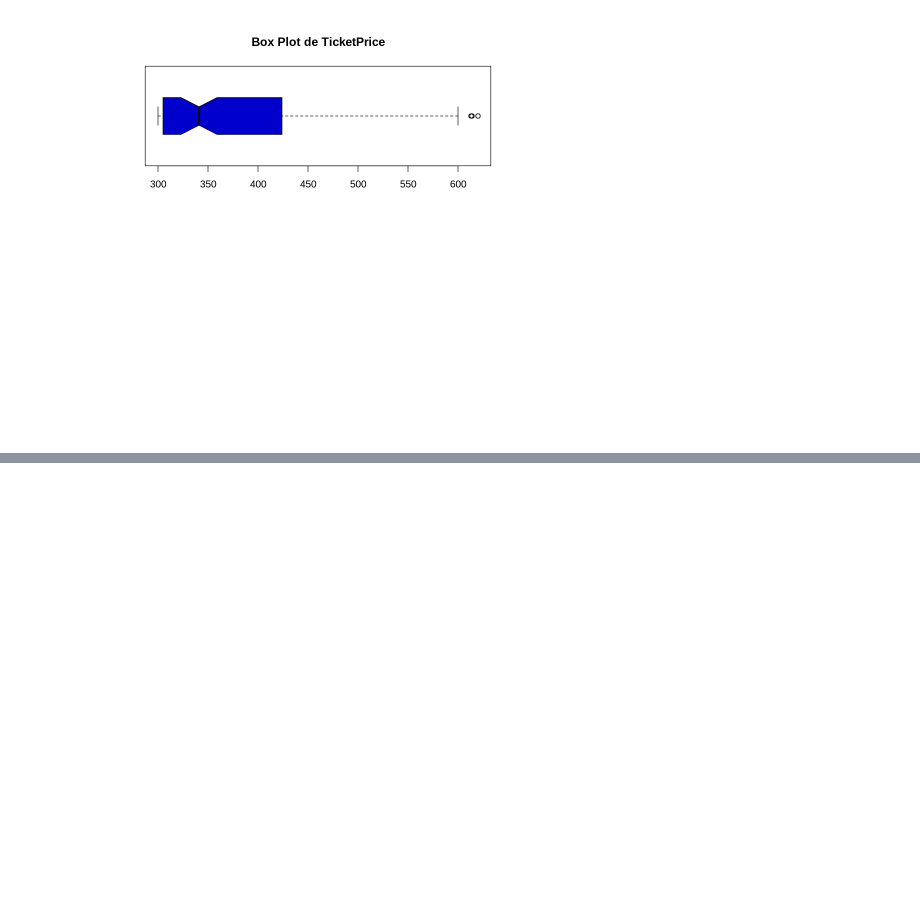
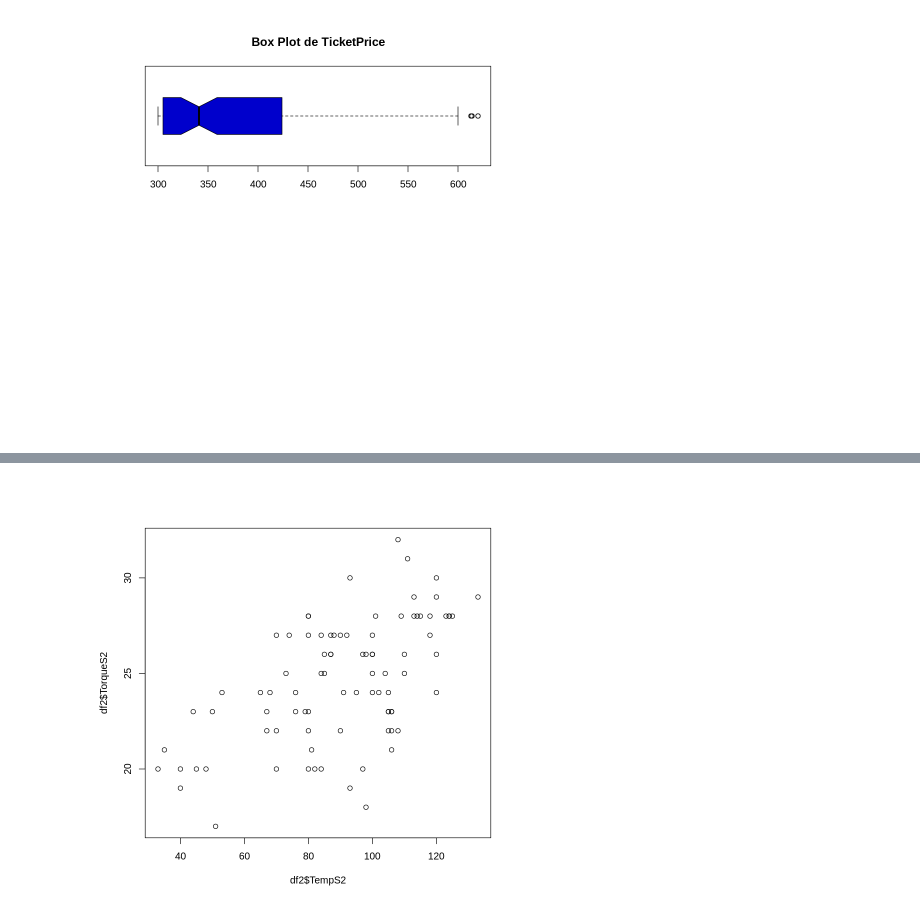
Before and after one commit to DeaAnalytics/univ-workshop, a Jupyter notebook: notebooks/R/Sesion2.ipynb, the cells around one changed output, grey strips where cells are left out. Cells and saved outputs as stored; diff of their text form; code cells hidden in the pictures; blank space fills up the shorter version.

```diff
--- a/notebooks/R/Sesion2.ipynb
+++ b/notebooks/R/Sesion2.ipynb
@@ -107,0 +143,5 @@ par(mfrow = c(1,1))
+# %%
+#Y lo mismo podemos hacer con las diferentes combinaciones en pares de las variables contenidas en la tabla:
+plot(x = df2$TempS2, y = df2$TorqueS2)
+# %% [output]
+[figure, added]
```
Also changed, not shown: parts of 9 cells of this notebook.
